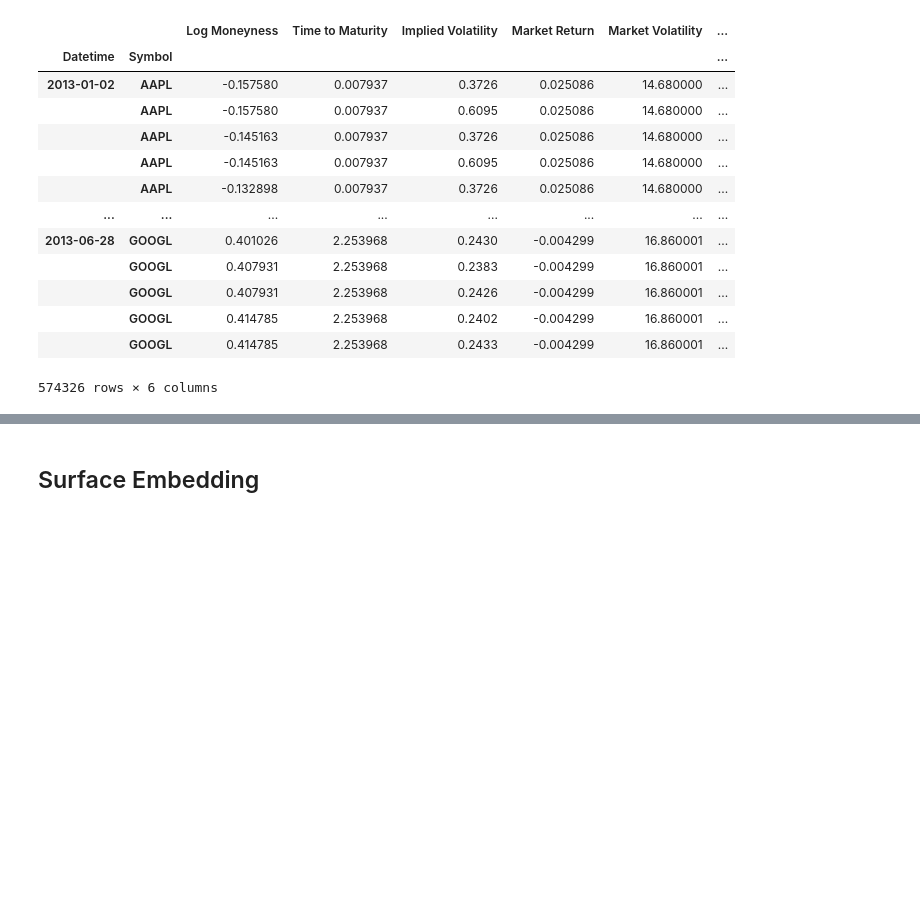
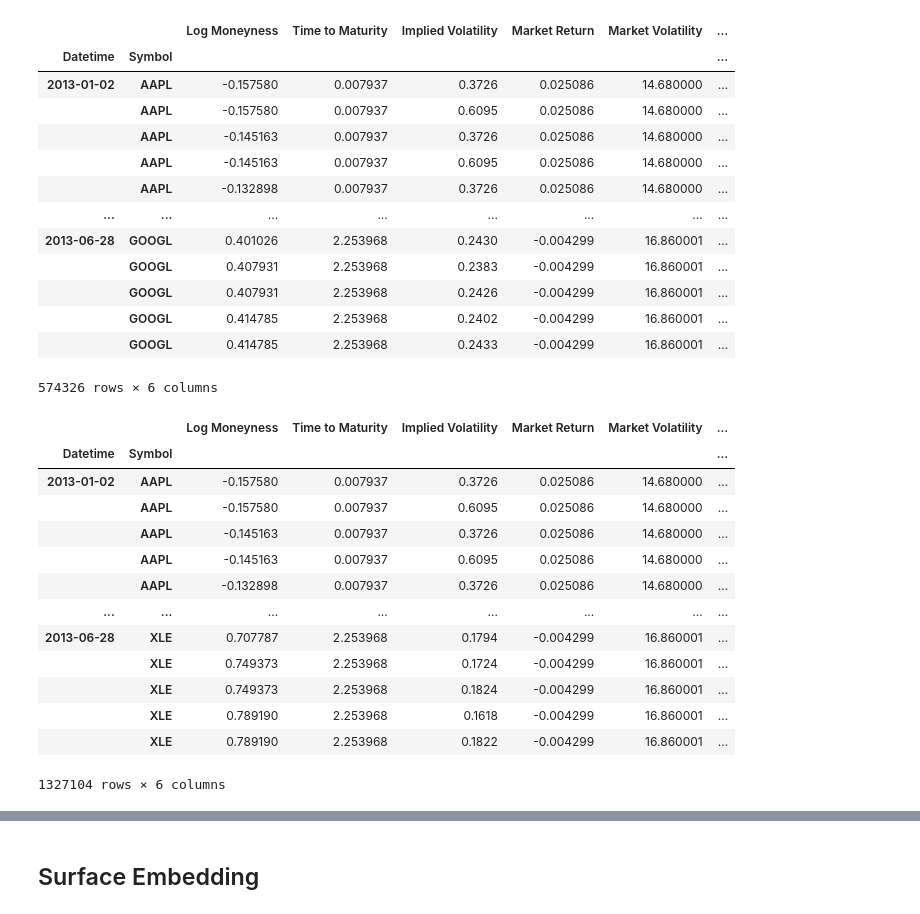
Before and after one commit to daniel-norouzi-m/pre-training-transformers-for-no-arbitrage-implied-volatility-surfaces, a Jupyter notebook: shrinked.ipynb, the cells around one changed output, grey strips where cells are left out. Saved outputs shown, nothing was run; the diff lists cells and outputs as text; code cells hidden in the pictures; blank space fills up the shorter version.

```diff
--- a/shrinked.ipynb
+++ b/shrinked.ipynb
@@ -108,0 +81,19 @@ aapl_googl_data
+# %%
+pre_train_data = pd.read_csv('pre_train_data.csv', parse_dates=True, index_col=[0, 1], date_format="ISO8601")
+fine_tune_data = pd.read_csv('fine_tune_data.csv', parse_dates=True, index_col=[0, 1], date_format="ISO8601")
+pre_train_data
+# %% [output]
+|  |  | Log Moneyness | Time to Maturity | Implied Volatility | Market Return | Market Volatility | ... |
+| Datetime | Symbol |  |  |  |  |  | ... |
+| 2013-01-02 | AAPL | -0.157580 | 0.007937 | 0.3726 | 0.025086 | 14.680000 | ... |
+|  | AAPL | -0.157580 | 0.007937 | 0.6095 | 0.025086 | 14.680000 | ... |
+|  | AAPL | -0.145163 | 0.007937 | 0.3726 | 0.025086 | 14.680000 | ... |
+|  | AAPL | -0.145163 | 0.007937 | 0.6095 | 0.025086 | 14.680000 | ... |
+|  | AAPL | -0.132898 | 0.007937 | 0.3726 | 0.025086 | 14.680000 | ... |
+| ... | ... | ... | ... | ... | ... | ... | ... |
+| 2013-06-28 | XLE | 0.707787 | 2.253968 | 0.1794 | -0.004299 | 16.860001 | ... |
+|  | XLE | 0.749373 | 2.253968 | 0.1724 | -0.004299 | 16.860001 | ... |
+|  | XLE | 0.749373 | 2.253968 | 0.1824 | -0.004299 | 16.860001 | ... |
+|  | XLE | 0.789190 | 2.253968 | 0.1618 | -0.004299 | 16.860001 | ... |
+|  | XLE | 0.789190 | 2.253968 | 0.1822 | -0.004299 | 16.860001 | ... |
+1327104 rows × 6 columns
```
Also changed, not shown: parts of 17 cells of this notebook, 9 other files.
